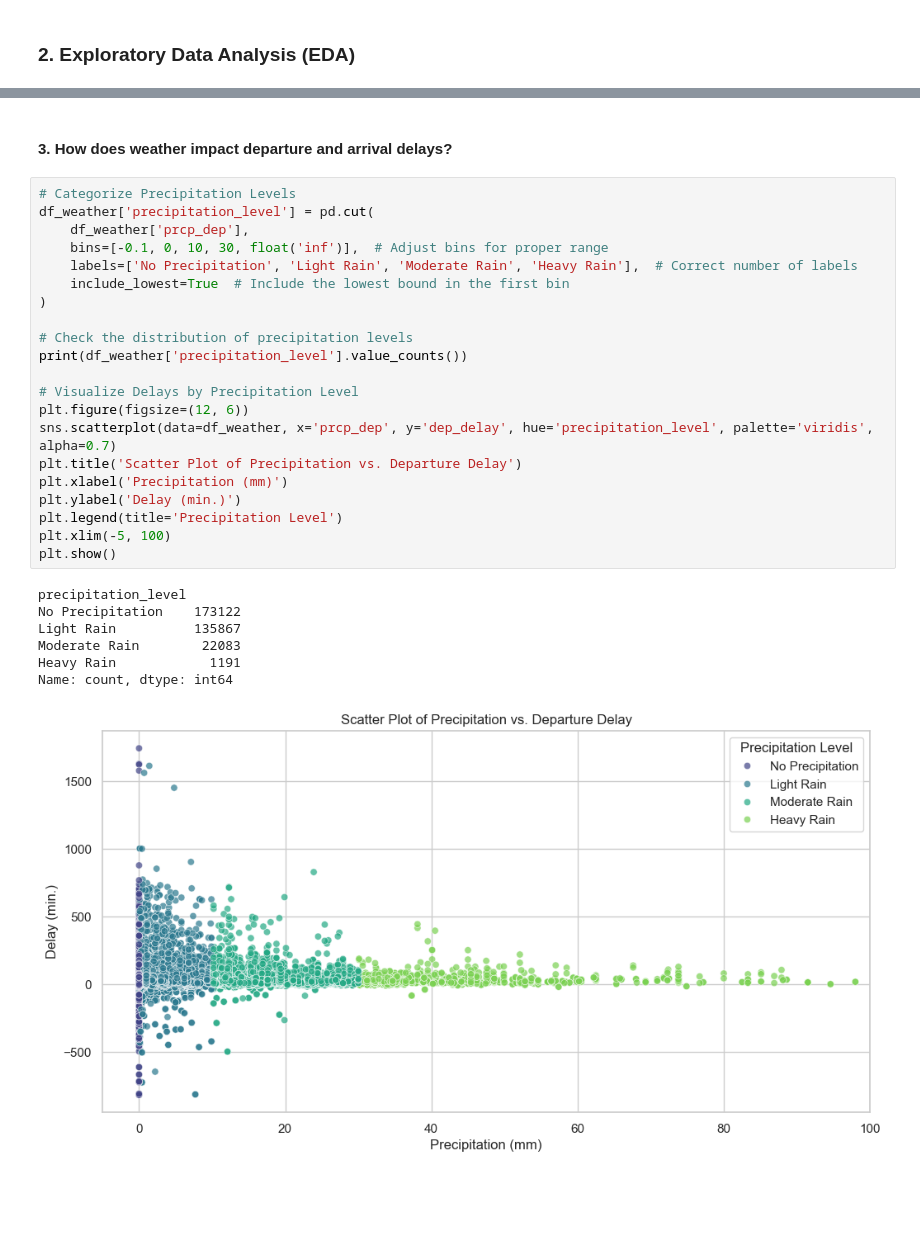
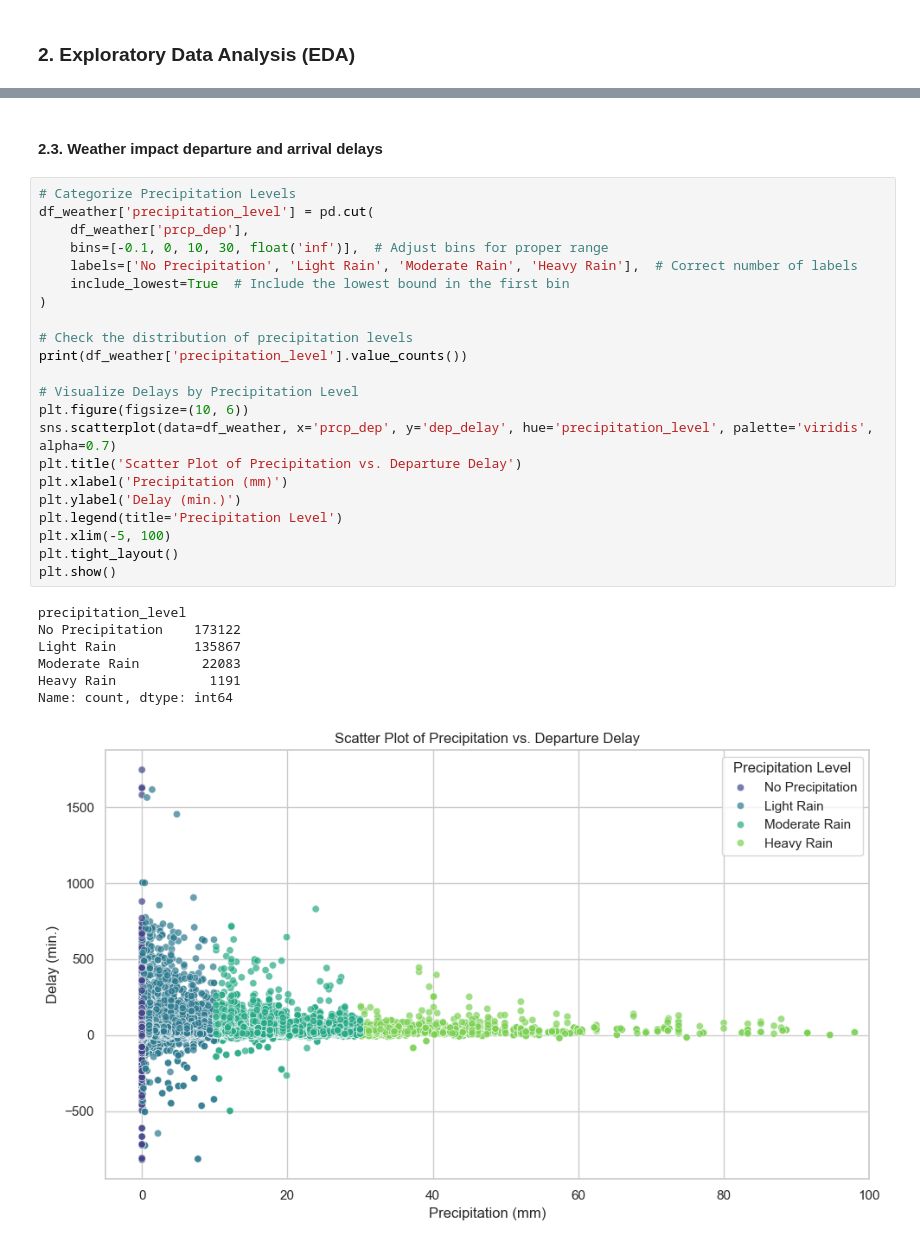
Before and after one commit to DT-Service-Consulting/avstats, a Jupyter notebook: avstats/AvStats_EDA.ipynb, the cells around one changed output, grey strips where cells are left out. Drawn from its saved outputs; the diff is of its cells as text; blank space fills up the shorter version.

```diff
--- a/avstats/AvStats_EDA.ipynb
+++ b/avstats/AvStats_EDA.ipynb
@@ -297,32 +270,33 @@ Top 10 Routes with Highest Average Delays:
 # %% [markdown]
-#### **3. How does weather impact departure and arrival delays?**
+#### **2.3. Weather impact departure and arrival delays**
 # %%
 # Categorize Precipitation Levels
 df_weather['precipitation_level'] = pd.cut(
     df_weather['prcp_dep'],
     bins=[-0.1, 0, 10, 30, float('inf')],  # Adjust bins for proper range
     labels=['No Precipitation', 'Light Rain', 'Moderate Rain', 'Heavy Rain'],  # Correct number of labels
     include_lowest=True  # Include the lowest bound in the first bin
 )
 
 # Check the distribution of precipitation levels
 print(df_weather['precipitation_level'].value_counts())
 
 # Visualize Delays by Precipitation Level
-plt.figure(figsize=(12, 6))
+plt.figure(figsize=(10, 6))
 sns.scatterplot(data=df_weather, x='prcp_dep', y='dep_delay', hue='precipitation_level', palette='viridis', alpha=0.7)
 plt.title('Scatter Plot of Precipitation vs. Departure Delay')
 plt.xlabel('Precipitation (mm)')
 plt.ylabel('Delay (min.)')
 plt.legend(title='Precipitation Level')
 plt.xlim(-5, 100)
+plt.tight_layout()
 plt.show()
 # %% [output]
 precipitation_level
 No Precipitation    173122
 Light Rain          135867
 Moderate Rain        22083
 Heavy Rain            1191
 Name: count, dtype: int64
-[figure, old version]
+[figure, new version]
 # %% [markdown]
```
Also changed, not shown: parts of 17 cells of this notebook.
